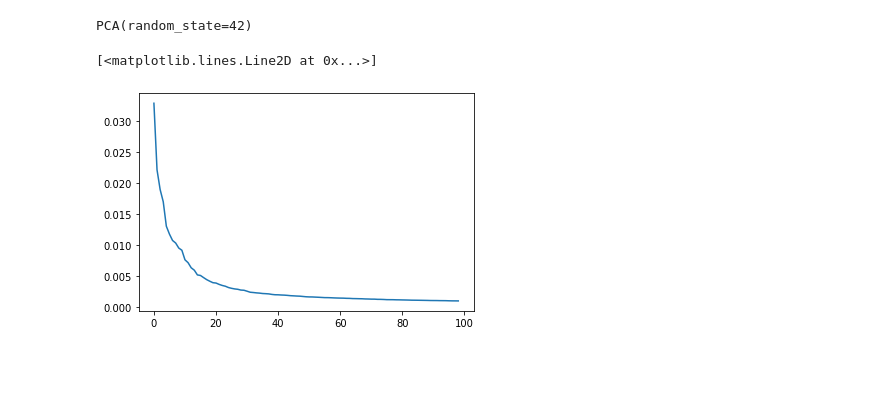
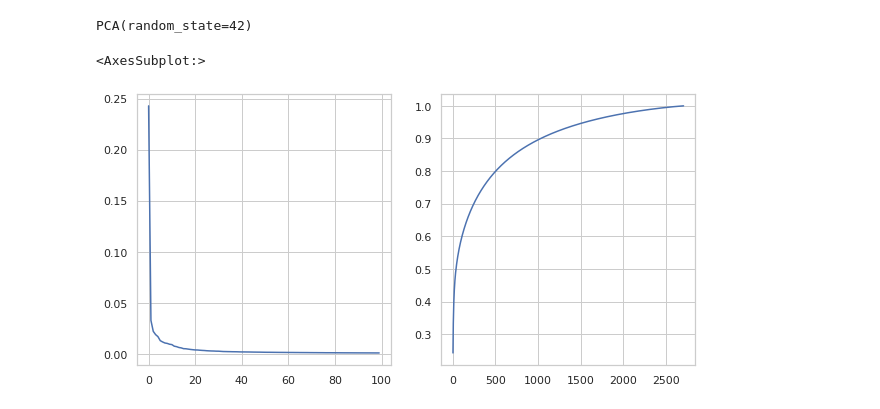
Before and after one commit to bbuckova/NMA_comp_neuro_2022, a Jupyter notebook: BRB_initial_exploration_PCA.ipynb, the cells around one changed output. Cells and saved outputs as stored; diff of their text form; code cells hidden in the pictures; blank space fills up the shorter version.

```diff
--- a/BRB_initial_exploration_PCA.ipynb
+++ b/BRB_initial_exploration_PCA.ipynb
@@ -44,10 +46,13 @@ PCA(random_state=42)
 pca = pickle.load(open(os.path.join(datadir,'pca.sav'), 'rb'))
-# %%
-# plot explained variance ratio
-plt.plot(pca.explained_variance_ratio_[1:100])
-# %% [output]
-[<matplotlib.lines.Line2D at 0x...>]
-[figure, removed]
+# %%
+# plot explained variance ratio
+sns.set_theme(style='whitegrid')
+fix,ax = plt.subplots(1,2,figsize=(10,5))
+sns.lineplot(x=range(0,100),y=pca.explained_variance_ratio_[0:100], ax=ax[0], markers=True, dashes=False)
+sns.lineplot(x=range(X.shape[0]),y=np.cumsum(pca.explained_variance_ratio_), ax=ax[1], markers=True, dashes=False)
+# %% [output]
+<AxesSubplot:>
+[figure, added]
 # %%
 # create vector that contains task labels
 labels=np.zeros([1, X.shape[0]])
```
Also changed, not shown: parts of 35 cells of this notebook.
